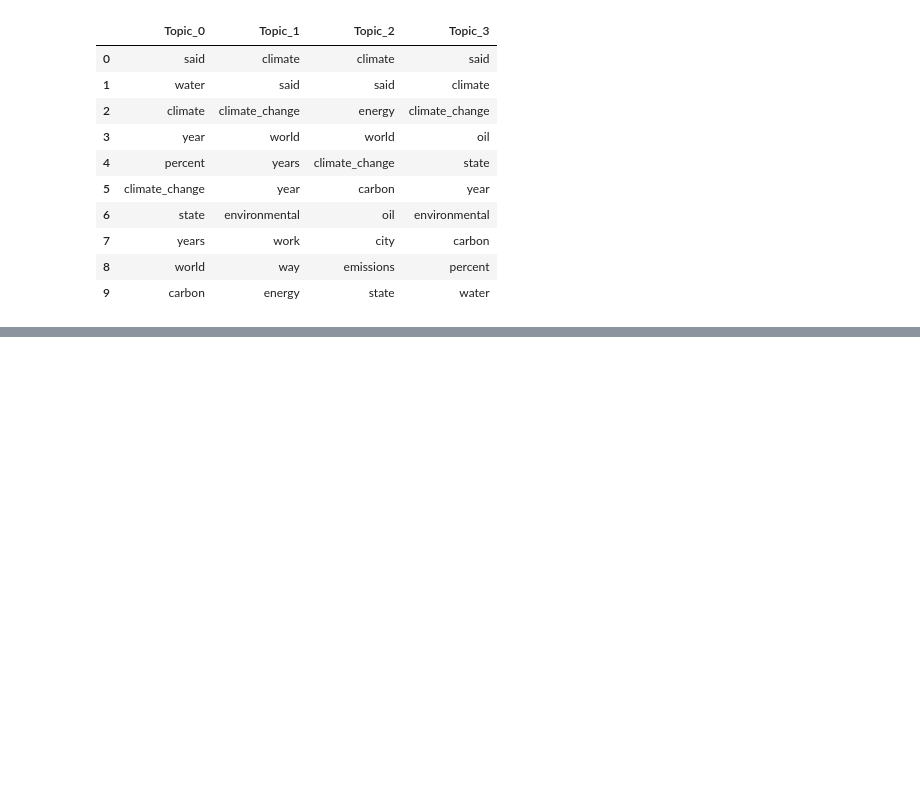
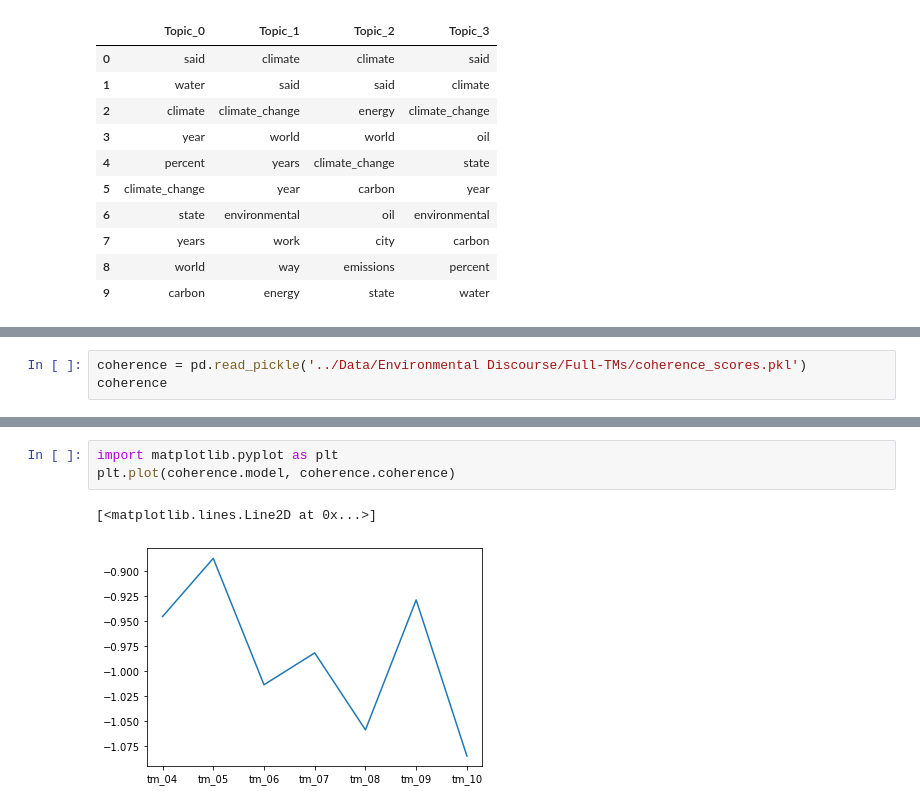
Before and after one commit to mikepackard415/Scientific-Environmental-Discourse, a Jupyter notebook: Programs/Topic Modeling.ipynb, the cells around one changed output, grey strips where cells are left out. Cells and saved outputs as stored; diff of their text form; blank space fills up the shorter version.

```diff
--- a/Programs/Topic Modeling.ipynb
+++ b/Programs/Topic Modeling.ipynb
@@ -787,0 +852,3 @@ bikes bike
+# %%
+coherence = pd.read_pickle('../Data/Environmental Discourse/Full-TMs/coherence_scores.pkl')
+coherence
@@ -787,0 +864,6 @@ bikes bike
+# %%
+import matplotlib.pyplot as plt
+plt.plot(coherence.model, coherence.coherence)
+# %% [output]
+[<matplotlib.lines.Line2D at 0x...>]
+[figure, added]
```
Also changed, not shown: parts of 27 cells of this notebook, 3 other files.
